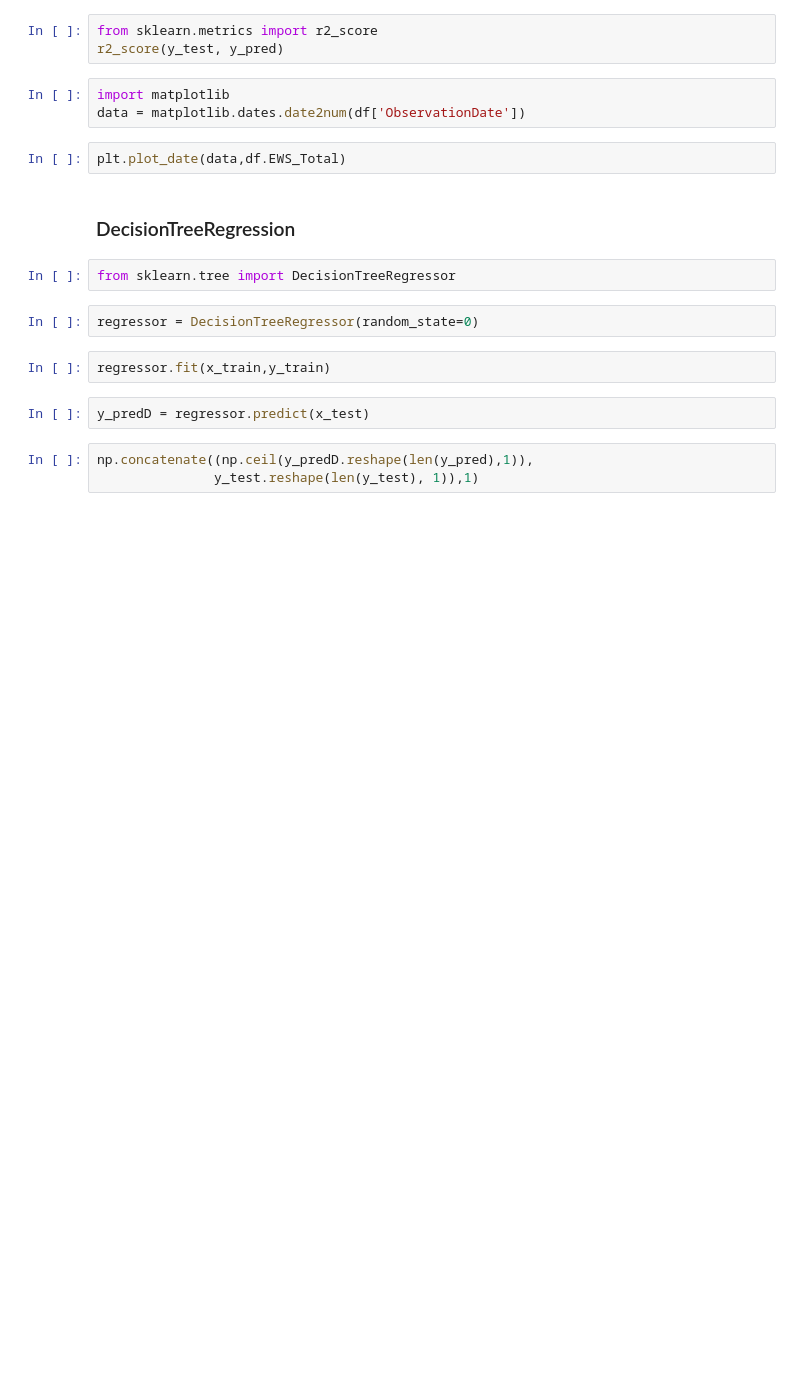
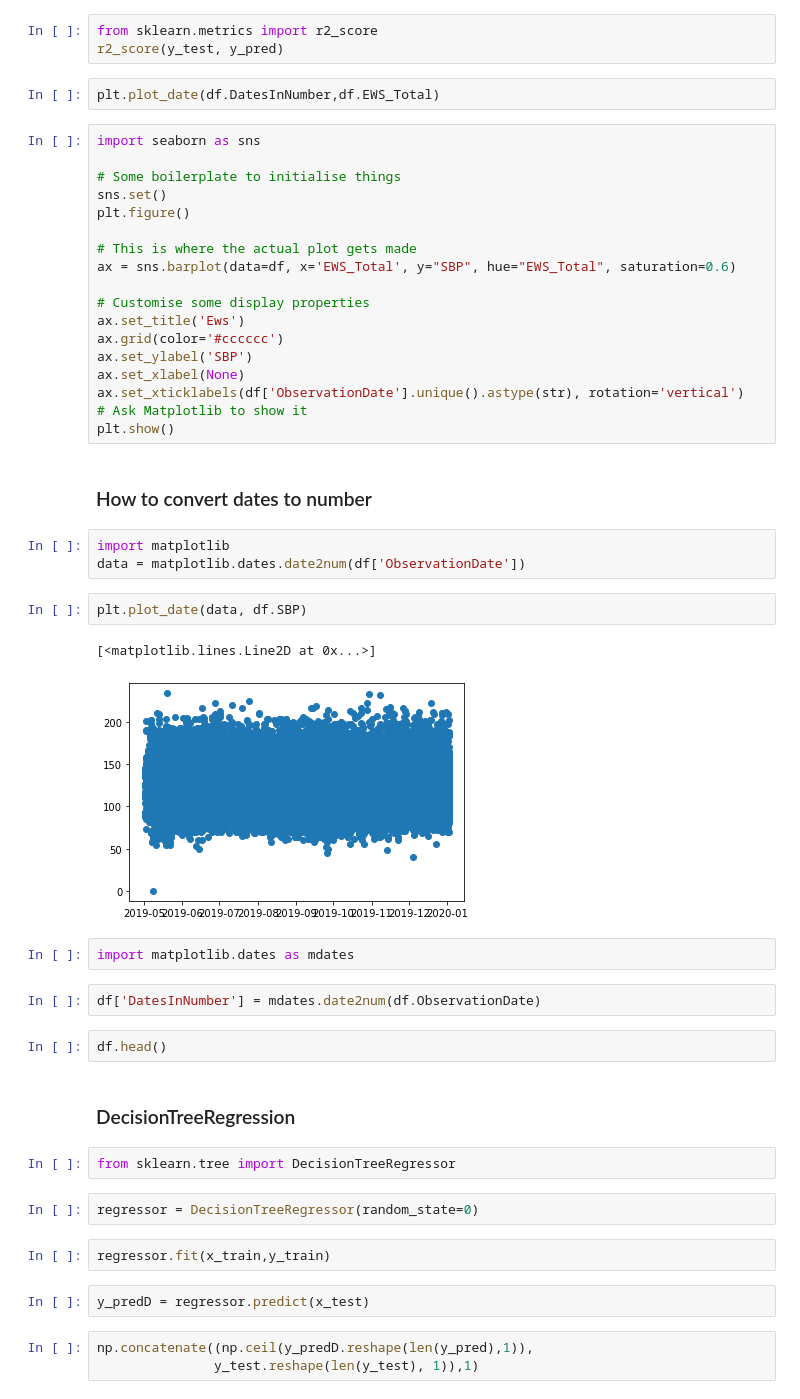
Before and after one commit to Idreesqbal/EWS, a Jupyter notebook: EWS.ipynb, the cells around one changed output. Saved outputs shown, nothing was run; the diff lists cells and outputs as text; blank space fills up the shorter version.

```diff
--- a/EWS.ipynb
+++ b/EWS.ipynb
@@ -377,11 +475,42 @@ np.concatenate((np.ceil(y_pred.reshape(len(y_pred),1)),
 # %%
 from sklearn.metrics import r2_score
 r2_score(y_test, y_pred)
+# %%
+plt.plot_date(df.DatesInNumber,df.EWS_Total)
+# %%
+import seaborn as sns
+
+# Some boilerplate to initialise things
+sns.set()
+plt.figure()
+
+# This is where the actual plot gets made
+ax = sns.barplot(data=df, x='EWS_Total', y="SBP", hue="EWS_Total", saturation=0.6)
+
+# Customise some display properties
+ax.set_title('Ews')
+ax.grid(color='#cccccc')
+ax.set_ylabel('SBP')
+ax.set_xlabel(None)
+ax.set_xticklabels(df['ObservationDate'].unique().astype(str), rotation='vertical')
+# Ask Matplotlib to show it
+plt.show()
+# %% [markdown]
+### How to convert dates to number
 # %%
 import matplotlib
 data = matplotlib.dates.date2num(df['ObservationDate'])
 # %%
-plt.plot_date(data,df.EWS_Total)
+plt.plot_date(data, df.SBP)
+# %% [output]
+[<matplotlib.lines.Line2D at 0x...>]
+[figure, added]
+# %%
+import matplotlib.dates as mdates
+# %%
+df['DatesInNumber'] = mdates.date2num(df.ObservationDate)
+# %%
+df.head()
 # %% [markdown]
 ### DecisionTreeRegression
 # %%
```
Also changed, not shown: parts of 61 cells of this notebook.
